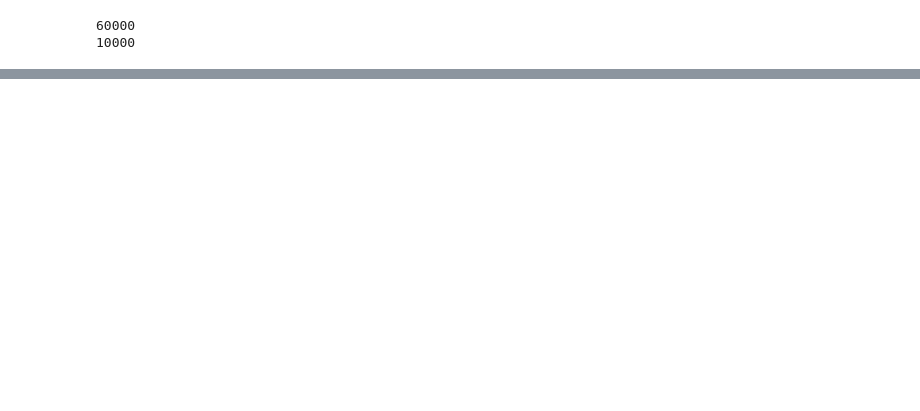
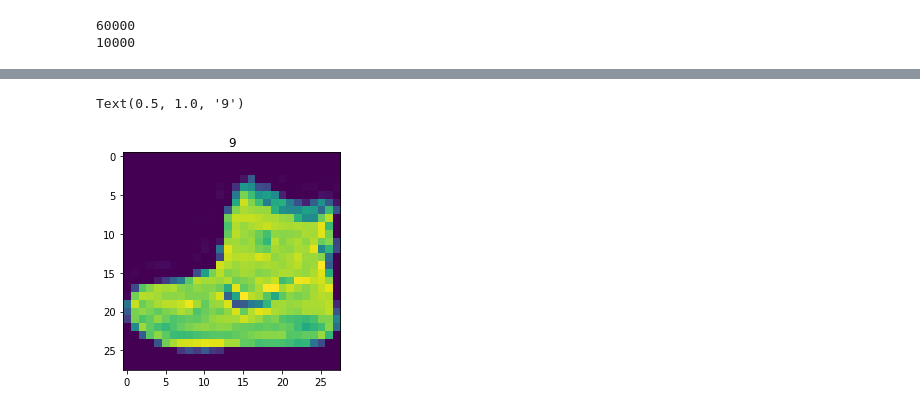
Before and after one commit to silsantos/Image_Classification_Python, a Jupyter notebook: 1_reconhecimento_imagens_keras.ipynb, the cells around one changed output, grey strips where cells are left out. Saved outputs shown, nothing was run; the diff lists cells and outputs as text; code cells hidden in the pictures; blank space fills up the shorter version.

Commit message:
VIsualização das imagens com labels

```diff
--- a/1_reconhecimento_imagens_keras.ipynb
+++ b/1_reconhecimento_imagens_keras.ipynb
@@ -42,2 +61,8 @@ print(len(id_teste))
 # %%
 # Visualizando uma imagem (matplotlib):
+
+plt.imshow(imagens_treino[0])
+plt.title(id_treino[0])
+# %% [output]
+Text(0.5, 1.0, '9')
+[figure, added]
```
Also changed, not shown: parts of 9 cells of this notebook.
